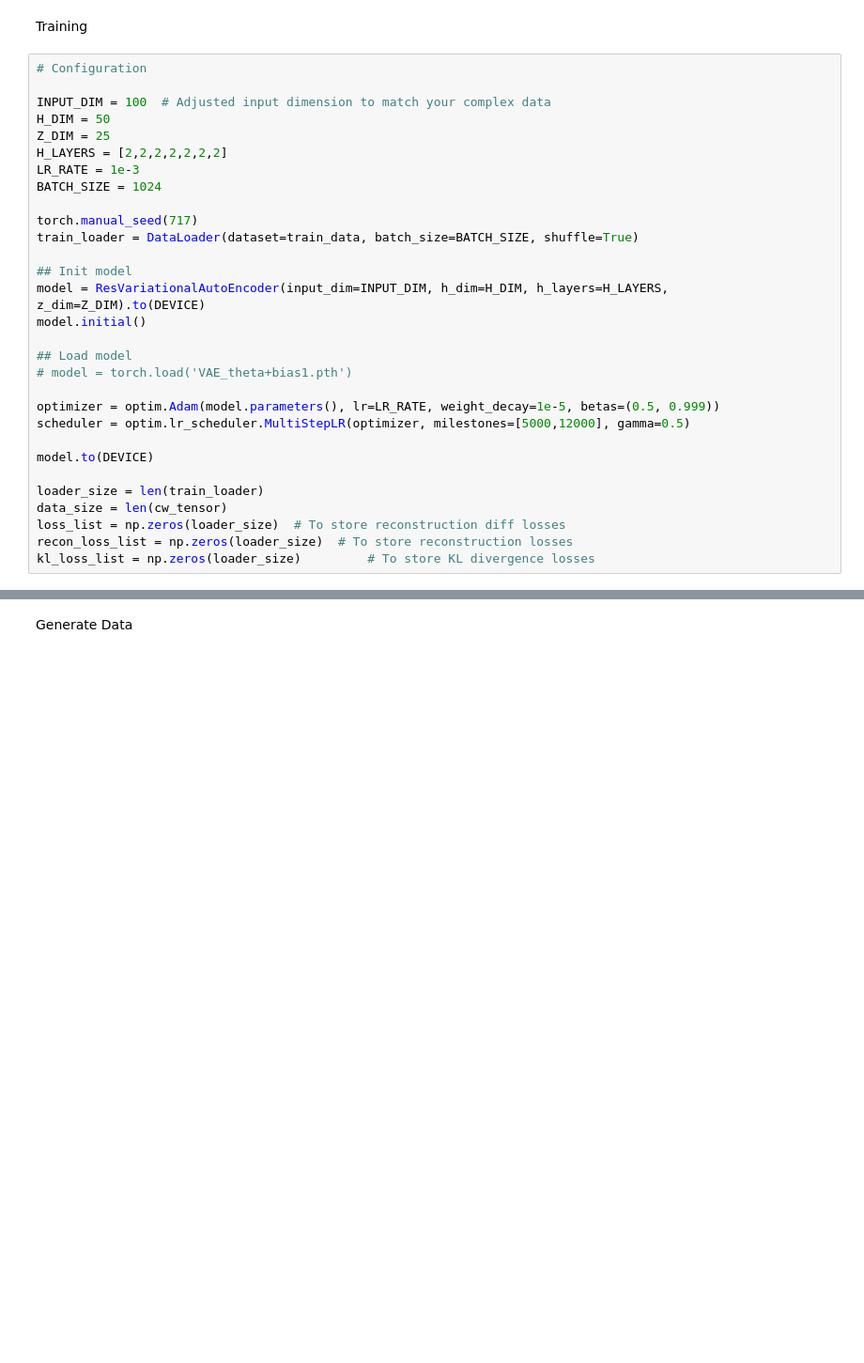
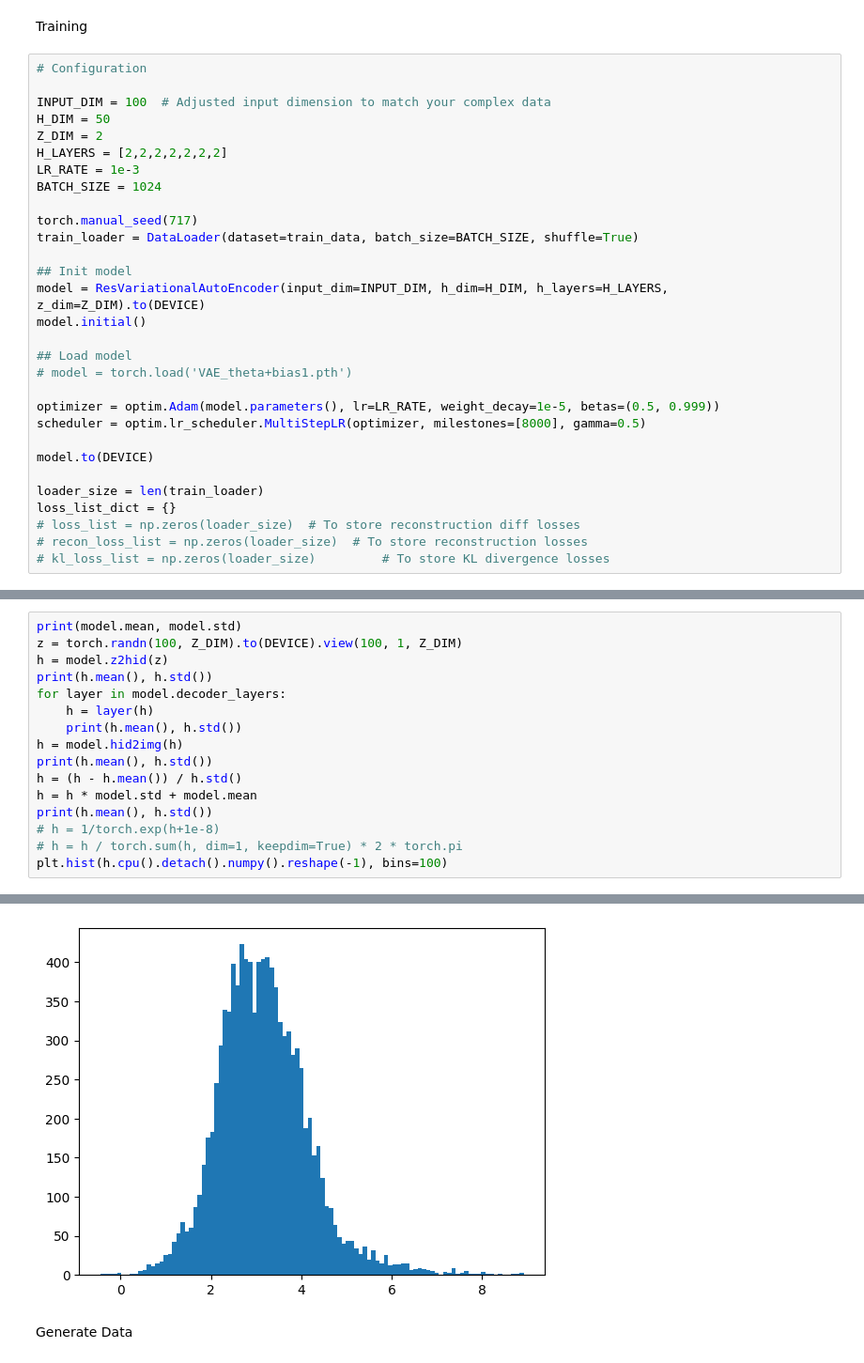
Before and after one commit to hootingli/VAE-for-2D-Shapes, a Jupyter notebook: VAE/VAE.ipynb, the cells around one changed output, grey strips where cells are left out. Shown at 94% size. Cells and saved outputs as stored; diff of their text form; blank space fills up the shorter version.

```diff
--- a/VAE/VAE.ipynb
+++ b/VAE/VAE.ipynb
@@ -26,7 +28,7 @@ Training
 
 INPUT_DIM = 100  # Adjusted input dimension to match your complex data
 H_DIM = 50
-Z_DIM = 25
+Z_DIM = 2
 H_LAYERS = [2,2,2,2,2,2,2]
 LR_RATE = 1e-3
 BATCH_SIZE = 1024
@@ -42,14 +44,14 @@ model.initial()
 # model = torch.load('VAE_theta+bias1.pth')
 
 optimizer = optim.Adam(model.parameters(), lr=LR_RATE, weight_decay=1e-5, betas=(0.5, 0.999))
-scheduler = optim.lr_scheduler.MultiStepLR(optimizer, milestones=[5000,12000], gamma=0.5)
+scheduler = optim.lr_scheduler.MultiStepLR(optimizer, milestones=[8000], gamma=0.5)
 
 model.to(DEVICE)
 
 loader_size = len(train_loader)
-data_size = len(cw_tensor)
-loss_list = np.zeros(loader_size)  # To store reconstruction diff losses
-recon_loss_list = np.zeros(loader_size)  # To store reconstruction losses
-kl_loss_list = np.zeros(loader_size)         # To store KL divergence losses
+loss_list_dict = {}
+# loss_list = np.zeros(loader_size)  # To store reconstruction diff losses
+# recon_loss_list = np.zeros(loader_size)  # To store reconstruction losses
+# kl_loss_list = np.zeros(loader_size)         # To store KL divergence losses
 # %%
 NUM_EPOCHS = 20000
@@ -110,0 +146,17 @@ Epoch 19990/20000 | Loss: 0.0815, Reconstruction: 0.0550, KL: 2.6531
+# %%
+print(model.mean, model.std)
+z = torch.randn(100, Z_DIM).to(DEVICE).view(100, 1, Z_DIM)
+h = model.z2hid(z)
+print(h.mean(), h.std())
+for layer in model.decoder_layers:
+    h = layer(h)
+    print(h.mean(), h.std())
+h = model.hid2img(h)
+print(h.mean(), h.std())
+h = (h - h.mean()) / h.std()
+h = h * model.std + model.mean
+print(h.mean(), h.std())
+# h = 1/torch.exp(h+1e-8)
+# h = h / torch.sum(h, dim=1, keepdim=True) * 2 * torch.pi
+plt.hist(h.cpu().detach().numpy().reshape(-1), bins=100)
+# %% [output]
@@ -111,3 +193,4 @@ Epoch 19990/20000 | Loss: 0.0815, Reconstruction: 0.0550, KL: 2.6531
+[figure, added]
 # %% [markdown]
 Generate Data
 # %%
```
Also changed, not shown: parts of 7 cells of this notebook, 2 other files.
